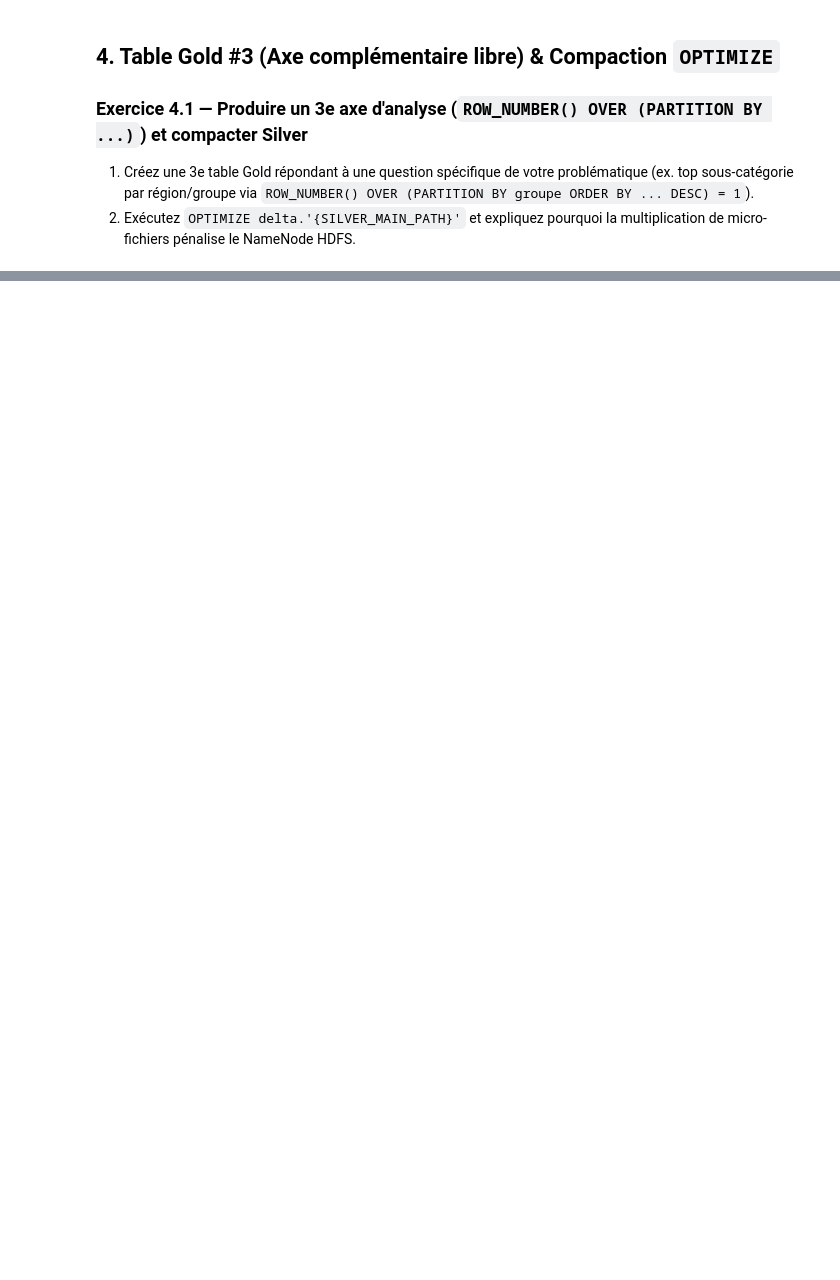
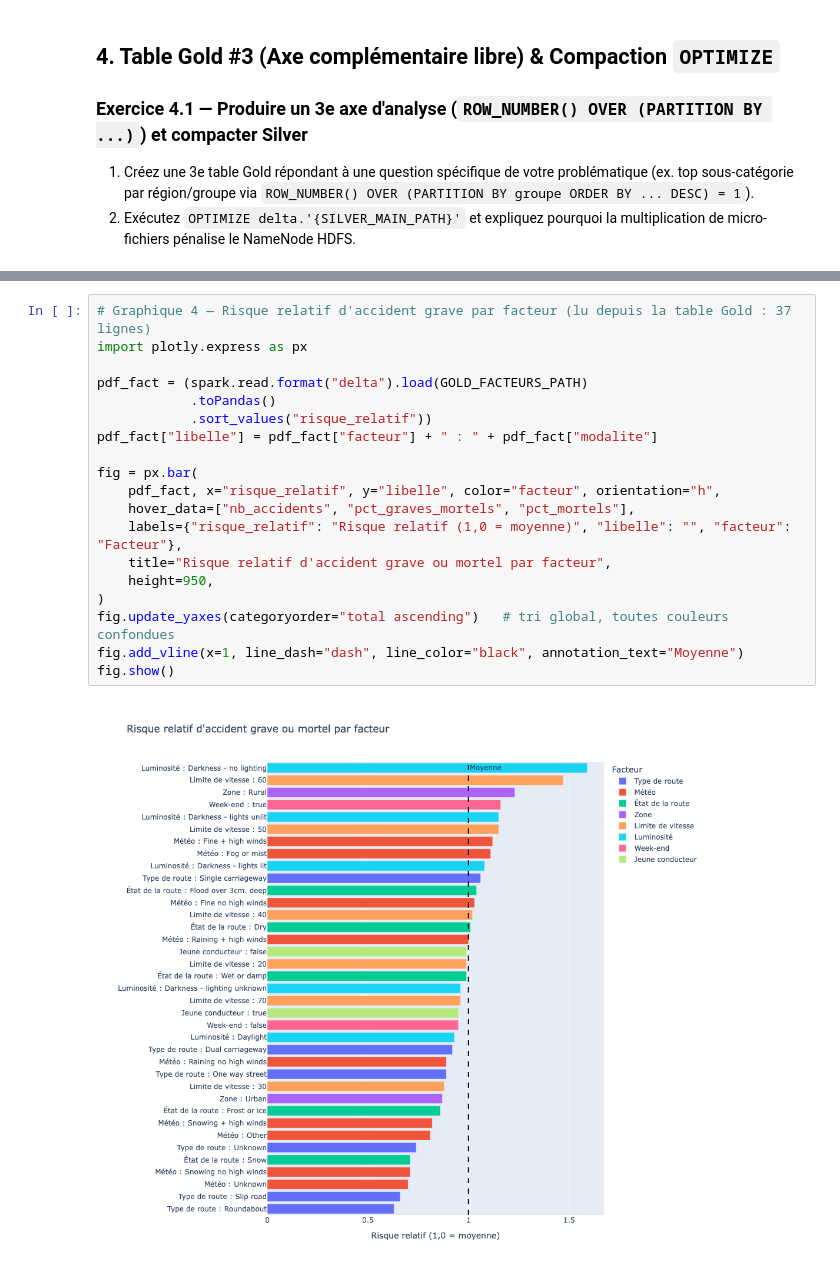
Before and after one commit to akram-dinobot/akram-amokrane-hadoop-kaggle, a Jupyter notebook: notebooks/J3_Analytics_SQL_Gold.ipynb, the cells around one changed output, grey strips where cells are left out. Drawn from its saved outputs; the diff is of its cells as text; blank space fills up the shorter version.

```diff
--- a/notebooks/J3_Analytics_SQL_Gold.ipynb
+++ b/notebooks/J3_Analytics_SQL_Gold.ipynb
@@ -86,0 +567,21 @@ spark.sql(f"OPTIMIZE delta.`{SILVER_MAIN_PATH}`").show(truncate=False)
+# %%
+# Graphique 4 — Risque relatif d'accident grave par facteur (lu depuis la table Gold : 37 lignes)
+import plotly.express as px
+
+pdf_fact = (spark.read.format("delta").load(GOLD_FACTEURS_PATH)
+            .toPandas()
+            .sort_values("risque_relatif"))
+pdf_fact["libelle"] = pdf_fact["facteur"] + " : " + pdf_fact["modalite"]
+
+fig = px.bar(
+    pdf_fact, x="risque_relatif", y="libelle", color="facteur", orientation="h",
+    hover_data=["nb_accidents", "pct_graves_mortels", "pct_mortels"],
+    labels={"risque_relatif": "Risque relatif (1,0 = moyenne)", "libelle": "", "facteur": "Facteur"},
+    title="Risque relatif d'accident grave ou mortel par facteur",
+    height=950,
+)
+fig.update_yaxes(categoryorder="total ascending")   # tri global, toutes couleurs confondues
+fig.add_vline(x=1, line_dash="dash", line_color="black", annotation_text="Moyenne")
+fig.show()
+# %% [output]
+[figure, added]
```
Also changed, not shown: parts of 15 cells of this notebook, 1 other file.
